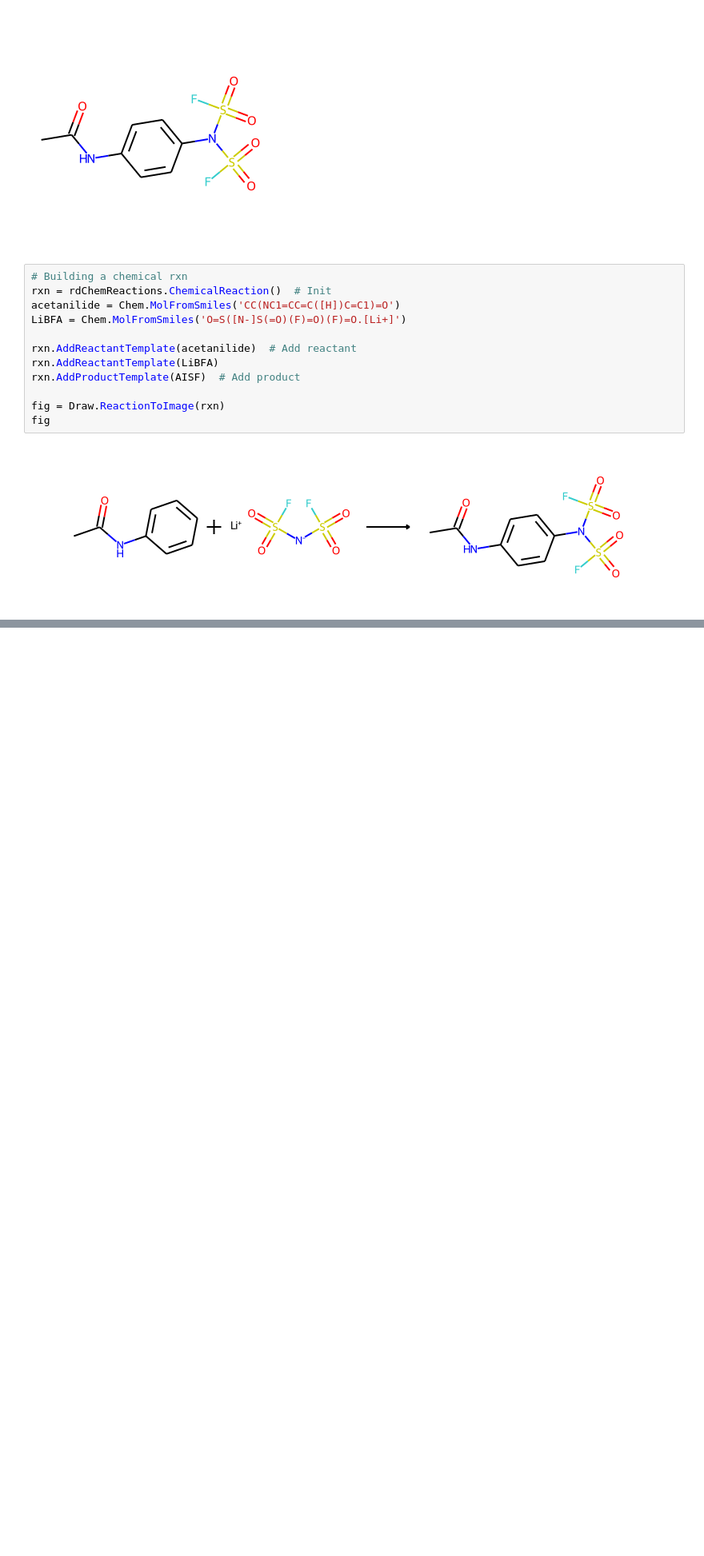
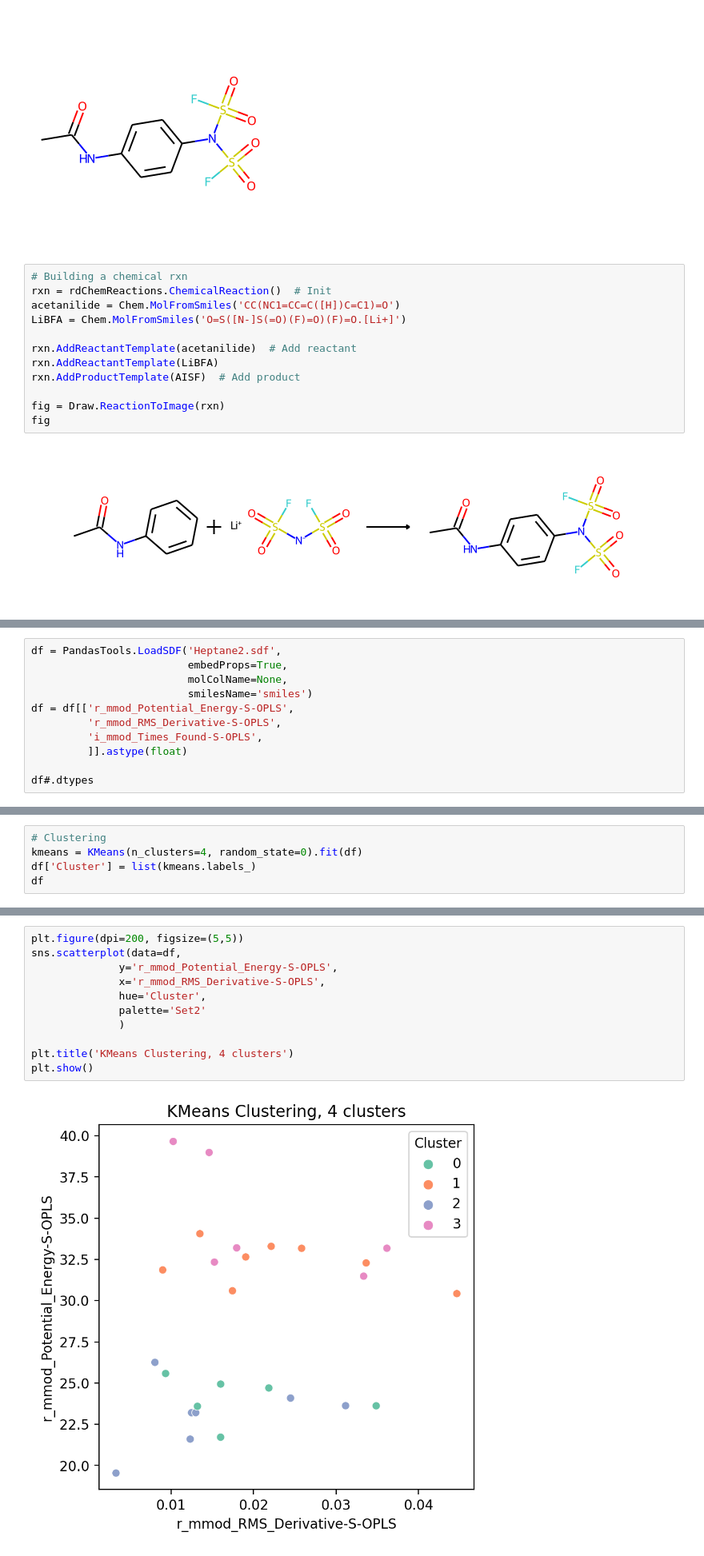
Before and after one commit to xh313/compchem, a Jupyter notebook: ChemOnPythonExplorations.ipynb, the cells around one changed output, grey strips where cells are left out. Shown at 80% size. Saved outputs shown, nothing was run; the diff lists cells and outputs as text; blank space fills up the shorter version.

```diff
--- a/ChemOnPythonExplorations.ipynb
+++ b/ChemOnPythonExplorations.ipynb
@@ -136,0 +313,11 @@ Text(0.43, 0.5, 'AISF')
+# %%
+df = PandasTools.LoadSDF('Heptane2.sdf',
+                         embedProps=True,
+                         molColName=None,
+                         smilesName='smiles')
+df = df[['r_mmod_Potential_Energy-S-OPLS',
+         'r_mmod_RMS_Derivative-S-OPLS',
+         'i_mmod_Times_Found-S-OPLS',
+         ]].astype(float)
+
+df#.dtypes
@@ -136,0 +342,5 @@ Text(0.43, 0.5, 'AISF')
+# %%
+# Clustering
+kmeans = KMeans(n_clusters=4, random_state=0).fit(df)
+df['Cluster'] = list(kmeans.labels_)
+df
@@ -136,0 +365,13 @@ Text(0.43, 0.5, 'AISF')
+# %%
+plt.figure(dpi=200, figsize=(5,5))
+sns.scatterplot(data=df,
+              y='r_mmod_Potential_Energy-S-OPLS',
+              x='r_mmod_RMS_Derivative-S-OPLS',
+              hue='Cluster',
+              palette='Set2'
+              )
+
+plt.title('KMeans Clustering, 4 clusters')
+plt.show()
+# %% [output]
+[figure, added]
```
Also changed, not shown: parts of 16 cells of this notebook.
